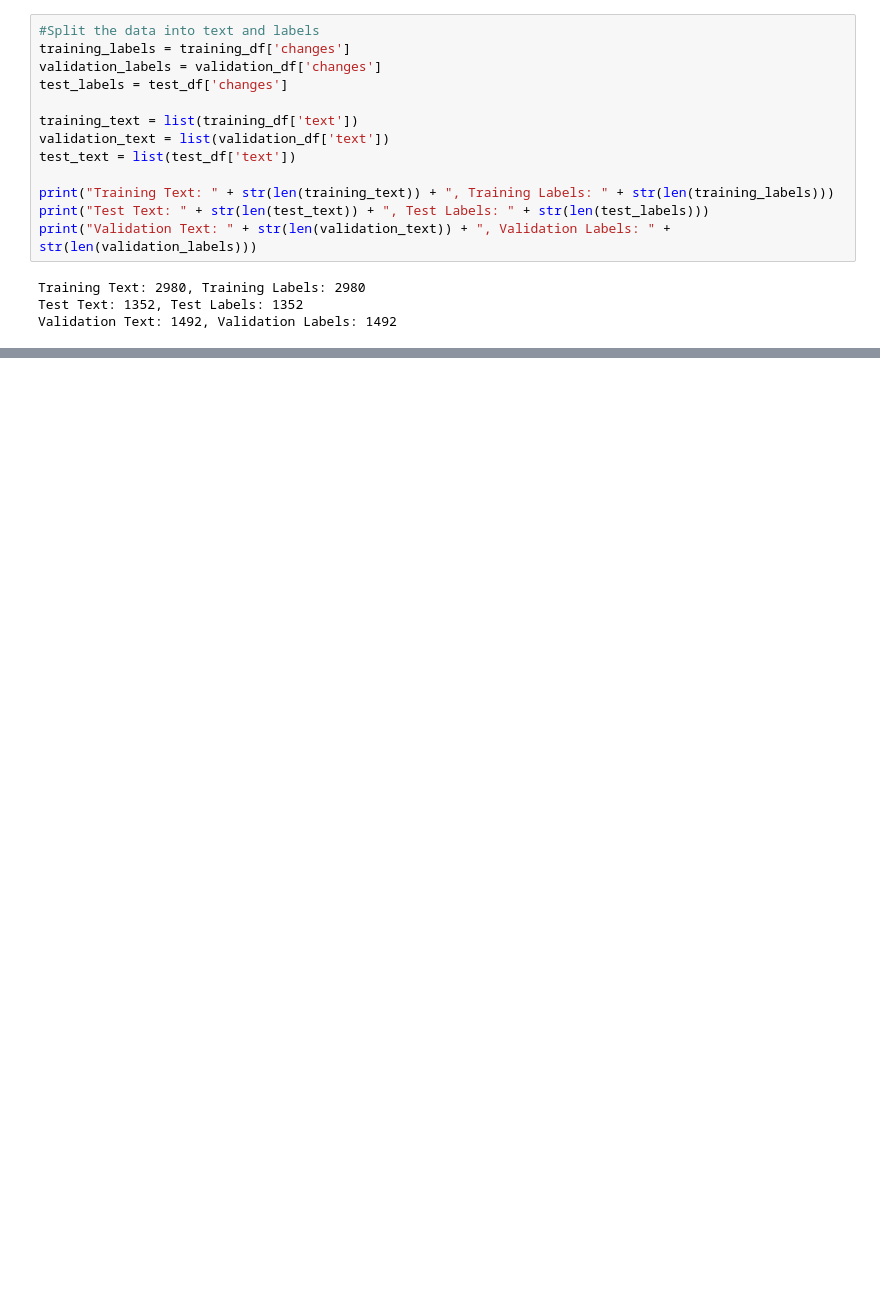
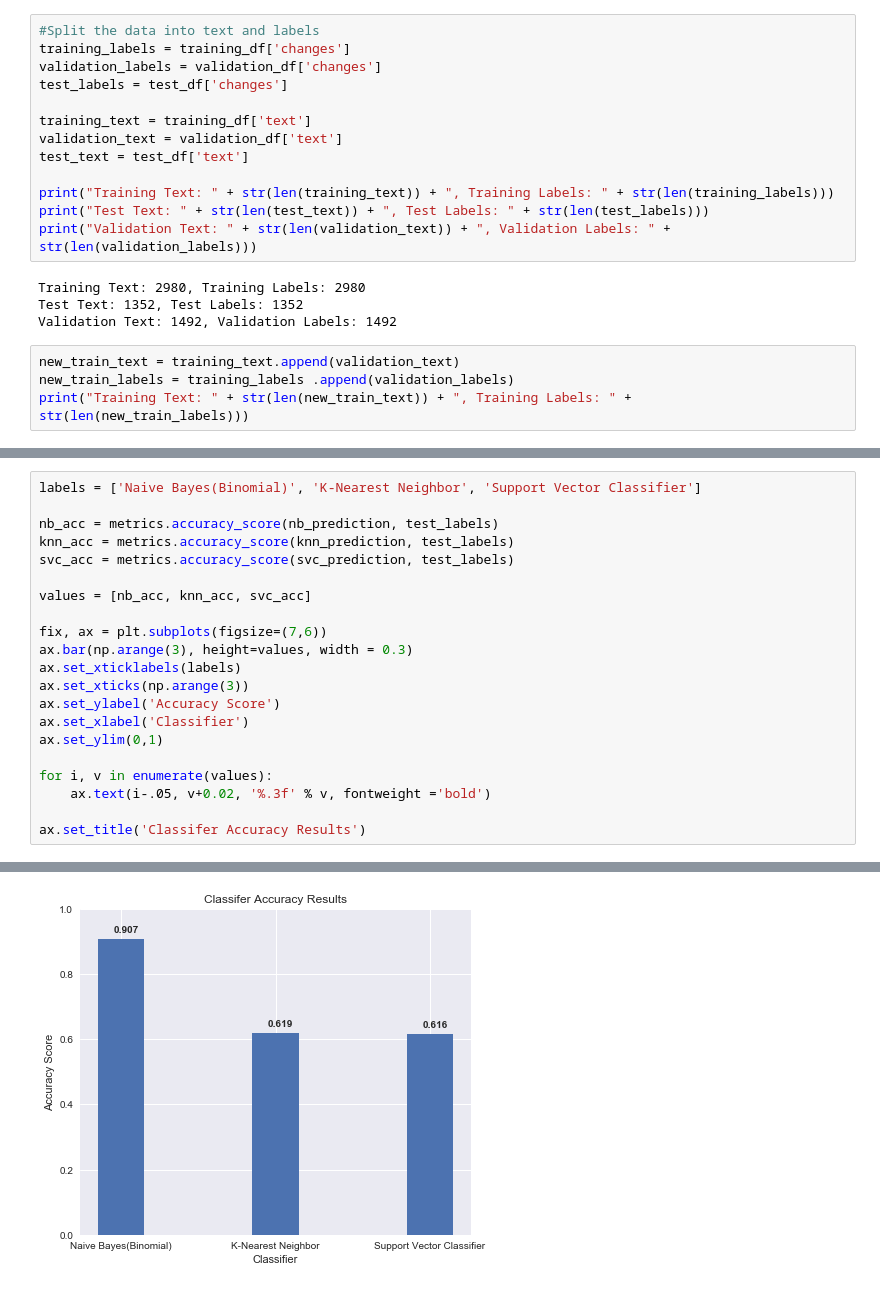
Before and after one commit to rschron/Data-Science, a Jupyter notebook: Multiple Author Detection.ipynb, the cells around one changed output, grey strips where cells are left out. Saved outputs shown, nothing was run; the diff lists cells and outputs as text; blank space fills up the shorter version.

```diff
--- a/Multiple Author Detection.ipynb
+++ b/Multiple Author Detection.ipynb
@@ -45,9 +50,9 @@ training_labels = training_df['changes']
 validation_labels = validation_df['changes']
 test_labels = test_df['changes']
 
-training_text = list(training_df['text'])
-validation_text = list(validation_df['text'])
-test_text = list(test_df['text'])
+training_text = training_df['text']
+validation_text = validation_df['text']
+test_text = test_df['text']
 
 print("Training Text: " + str(len(training_text)) + ", Training Labels: " + str(len(training_labels)))
 print("Test Text: " + str(len(test_text)) + ", Test Labels: " + str(len(test_labels)))
@@ -56,3 +61,7 @@ print("Validation Text: " + str(len(validation_text)) + ", Validation Labels: "
 Training Text: 2980, Training Labels: 2980
 Test Text: 1352, Test Labels: 1352
 Validation Text: 1492, Validation Labels: 1492
+# %%
+new_train_text = training_text.append(validation_text)
+new_train_labels = training_labels .append(validation_labels)
+print("Training Text: " + str(len(new_train_text)) + ", Training Labels: " + str(len(new_train_labels)))
@@ -105,0 +139,22 @@ KNN Accuracy: 0.504691689008 -- Run time 28.261860132217407
+# %%
+labels = ['Naive Bayes(Binomial)', 'K-Nearest Neighbor', 'Support Vector Classifier']
+
+nb_acc = metrics.accuracy_score(nb_prediction, test_labels)
+knn_acc = metrics.accuracy_score(knn_prediction, test_labels)
+svc_acc = metrics.accuracy_score(svc_prediction, test_labels)
+
+values = [nb_acc, knn_acc, svc_acc]
+
+fix, ax = plt.subplots(figsize=(7,6))
+ax.bar(np.arange(3), height=values, width = 0.3)
+ax.set_xticklabels(labels)
+ax.set_xticks(np.arange(3))
+ax.set_ylabel('Accuracy Score')
+ax.set_xlabel('Classifier')
+ax.set_ylim(0,1)
+
+for i, v in enumerate(values):
+    ax.text(i-.05, v+0.02, '%.3f' % v, fontweight ='bold')
+
+ax.set_title('Classifer Accuracy Results')
+# %% [output]
@@ -105,0 +162 @@ KNN Accuracy: 0.504691689008 -- Run time 28.261860132217407
+[figure, added]
```
Also changed, not shown: parts of 14 cells of this notebook.
